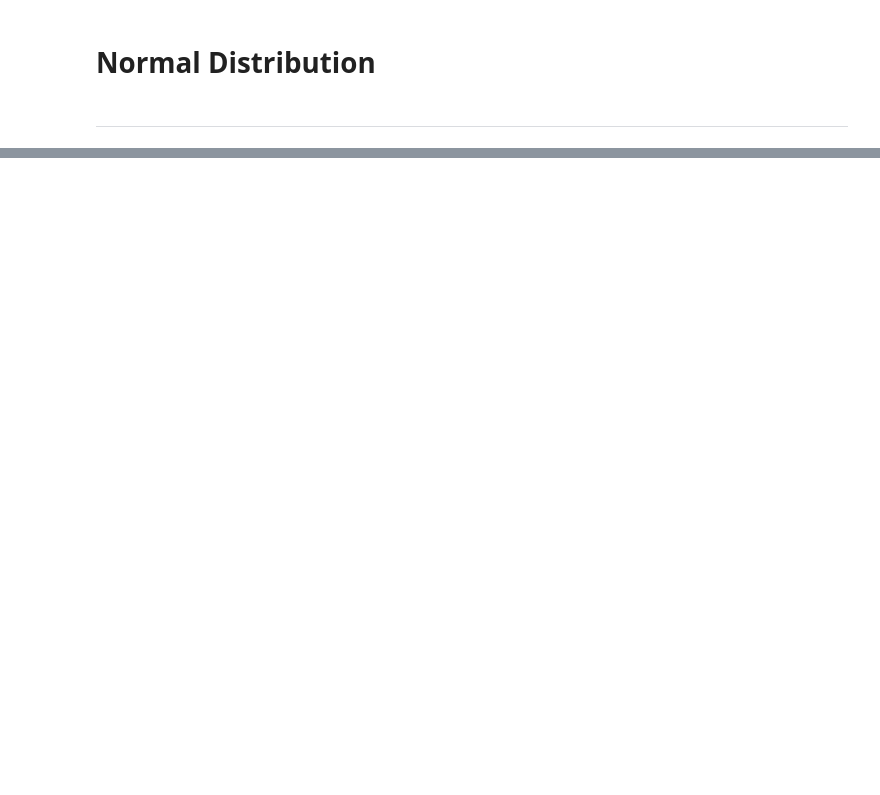
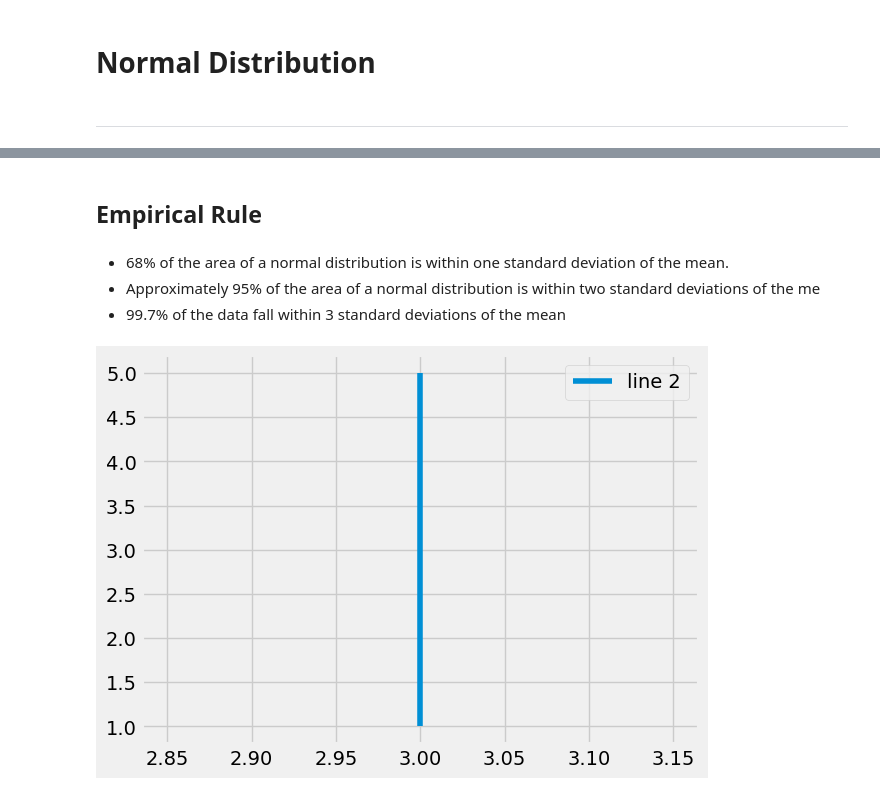
Before and after one commit to loughjo/funddata-assessment, a Jupyter notebook: normal-distribution.ipynb, the cells around one changed output, grey strips where cells are left out. Saved outputs shown, nothing was run; the diff lists cells and outputs as text; code cells hidden in the pictures; blank space fills up the shorter version.

Commit message:
Fundamentals Data Analysis - Normal Distribution Project - 20/12/2022

```diff
--- a/normal-distribution.ipynb
+++ b/normal-distribution.ipynb
@@ -14,0 +49,21 @@ np.random.normal()
+# %% [markdown]
+## Empirical Rule
+# %% [markdown]
+- 68% of the area of a normal distribution is within one standard deviation of the mean.
+- Approximately 95% of the area of a normal distribution is within two standard deviations of the me
+- 99.7% of the data fall within 3 standard deviations of the mean
+# %%
+# importing package
+import matplotlib.pyplot as plt
+import numpy as np
+
+# create data
+x = [1,2,3,4,5]
+#y = [3,3,3,3,3]
+
+# plot lines
+plt.plot(y, x, label = "line 2")
+plt.legend()
+plt.show()
+# %% [output]
+[figure, added]
```
Also changed, not shown: parts of 35 cells of this notebook, 2 other files.
